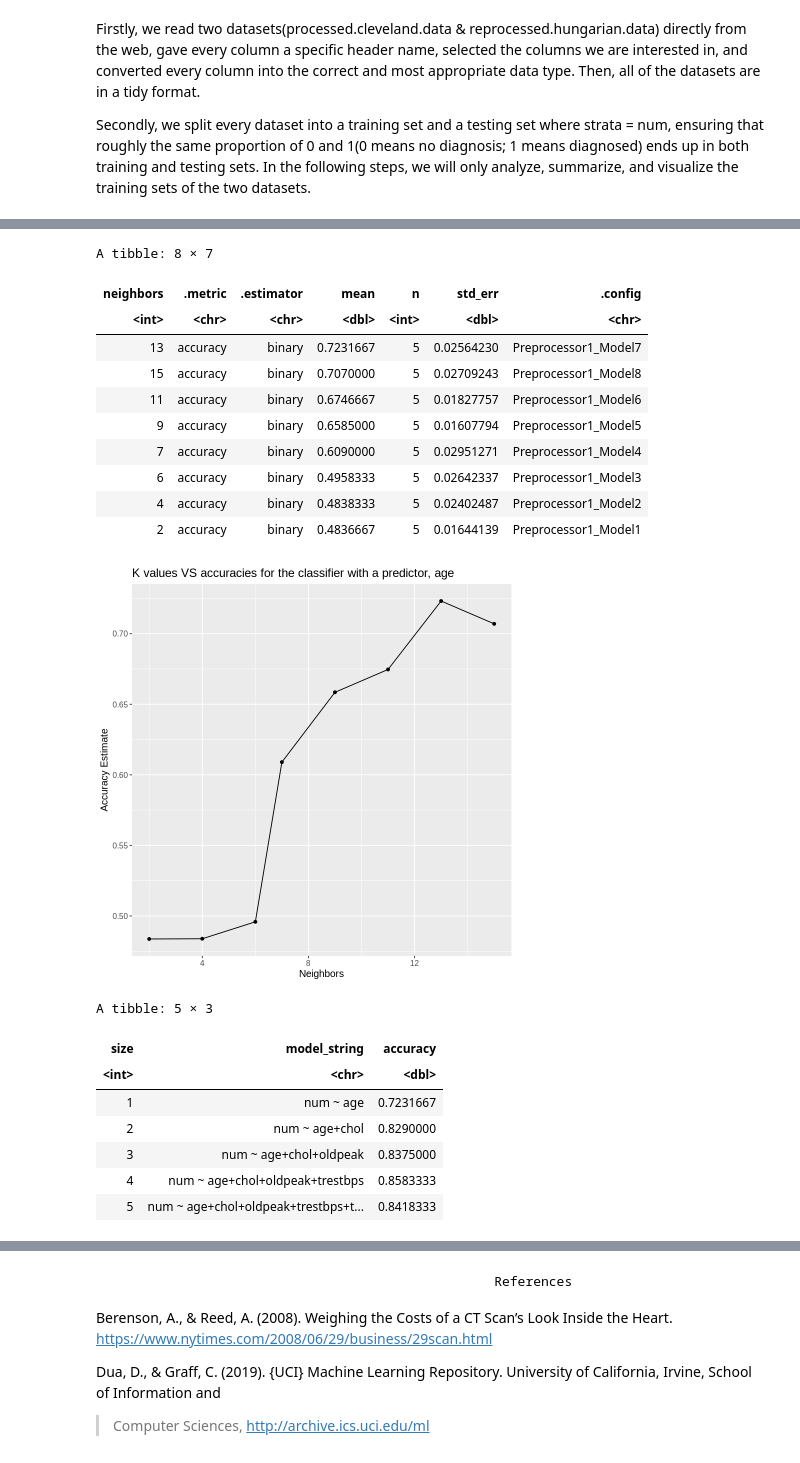
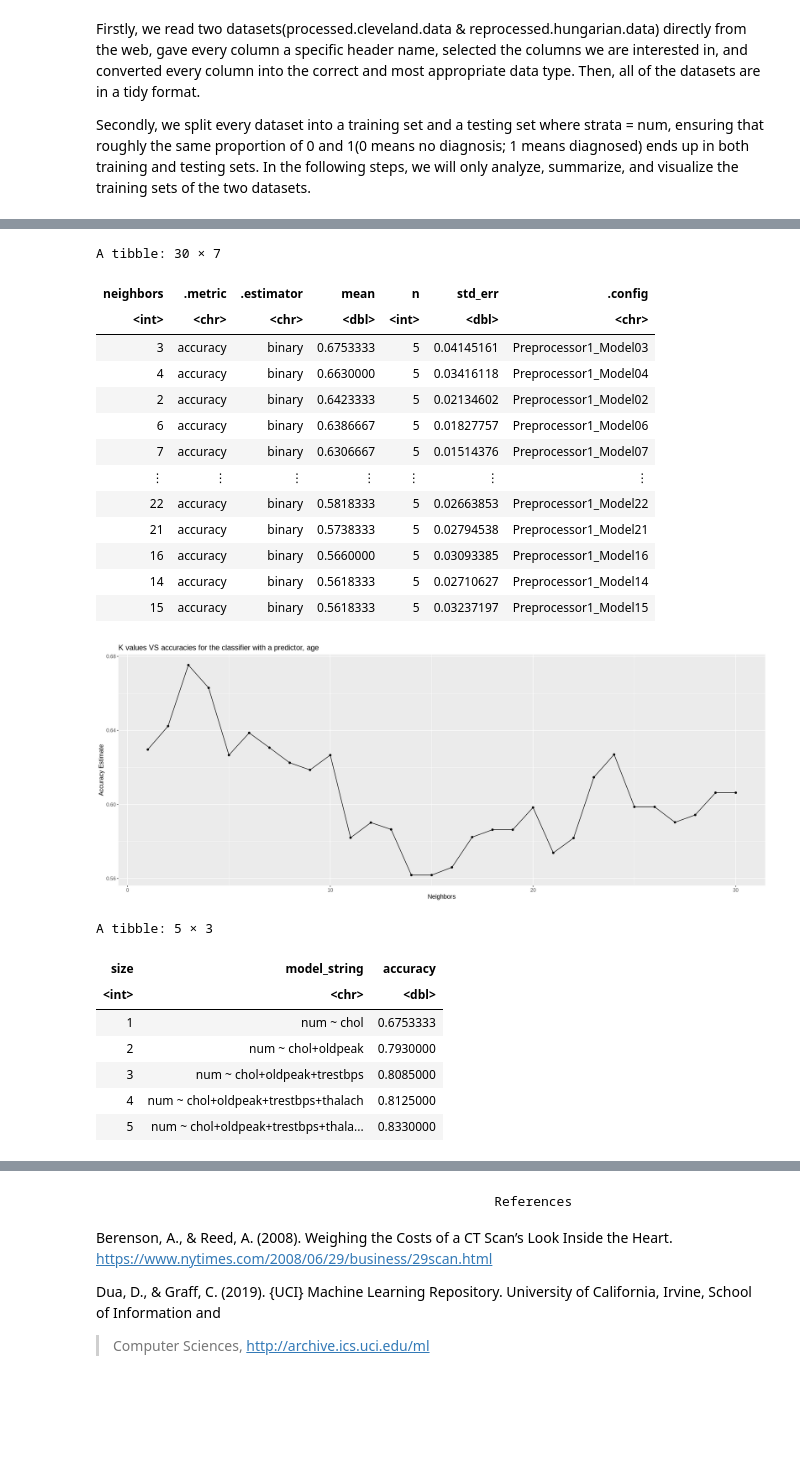
Before and after one commit to justinlook/dsci-100-2022w1-group-10, a Jupyter notebook: Final-project-group10.ipynb, the cells around one changed output, grey strips where cells are left out. Saved outputs shown, nothing was run; the diff lists cells and outputs as text; code cells hidden in the pictures; blank space fills up the shorter version.

```diff
--- a/Final-project-group10.ipynb
+++ b/Final-project-group10.ipynb
@@ -305,0 +240,6 @@ A tibble: 246 × 6
+# %%
+upsampled_cleveland_split <- initial_split(upsampled_cleveland, prop = 0.75, strata = num)
+upsampled_cleveland_training <- training(upsampled_cleveland_split)
+upsampled_cleveland_testing <- testing(upsampled_cleveland_split)
+
+upsampled_cleveland_training#print upsampled training data
@@ -305,0 +261,24 @@ A tibble: 246 × 6
+# %%
+set.seed(88)
+#select 5 numerical variables from the up sampled cleveland training dataset
+upsampled_cleveland_training_subset <- upsampled_cleveland_training |>
+  select(age,
+         trestbps,
+         chol,
+         thalach,
+         oldpeak,
+         num)
+
+upsampled_cleveland_testing_subset <- upsampled_cleveland_testing |>
+  select(age,
+         trestbps,
+         chol,
+         thalach,
+         oldpeak,
+         num)
+
+upsampled_cleveland_training_subset
+#extract variable names from the upsampled cleveland training sub dataset
+names <- colnames(upsampled_cleveland_training_subset |> select(-num))
+
+names
@@ -306,9 +301,9 @@ A tibble: 246 × 6
 # %%
-set.seed(18)
+set.seed(88)
 #Visualization for the cross vlidation
 example_vfold <- vfold_cv(upsampled_cleveland_training_subset, v = 5, strata = num)
 
-example_recipe <- recipe(num ~ age, data = upsampled_cleveland_training_subset) |>
+example_recipe <- recipe(num ~ chol, data = upsampled_cleveland_training_subset) |>
   step_scale(all_predictors()) |>
   step_center(all_predictors())
 
@@ -317,48 +312,52 @@ example_spec <- nearest_neighbor(weight_func = "rectangular", neighbors = tune()
   set_engine("kknn") |>
   set_mode("classification")
 
+gridvals <- tibble(neighbors = seq(1, 30))
 example_results <- workflow() |>
   add_recipe(example_recipe) |>
   add_model(example_spec) |>
-  tune_grid(resamples = example_vfold, grid = 10) |>
+  tune_grid(resamples = example_vfold, grid = gridvals) |>
   collect_metrics()
 
 
 example_accuracies <- example_results |>
   filter(.metric == "accuracy")
 
 arranged_example_accuracies <- example_accuracies|>
 arrange(desc(mean))
 
 arranged_example_accuracies
 
 # check for most optimal accuracy, and it is usually the highest and most stable one.
 
 # plot of K values against their respective accuracies
 example_cross_val_plot <- example_accuracies |>
     ggplot(aes(x = neighbors, y = mean)) +
     geom_point() +
     geom_line() +
     labs(x = "Neighbors", y = "Accuracy Estimate") +
     ggtitle("K values VS accuracies for the classifier with a predictor, age")+
     theme(text = element_text(size = 12))
 
 example_cross_val_plot
 # %% [output]
-A tibble: 8 × 7
+A tibble: 30 × 7
 | neighbors | .metric | .estimator | mean | n | std_err | .config |
 | <int> | <chr> | <chr> | <dbl> | <int> | <dbl> | <chr> |
-| 13 | accuracy | binary | 0.7231667 | 5 | 0.02564230 | Preprocessor1_Model7 |
-| 15 | accuracy | binary | 0.7070000 | 5 | 0.02709243 | Preprocessor1_Model8 |
-| 11 | accuracy | binary | 0.6746667 | 5 | 0.01827757 | Preprocessor1_Model6 |
-| 9 | accuracy | binary | 0.6585000 | 5 | 0.01607794 | Preprocessor1_Model5 |
-| 7 | accuracy | binary | 0.6090000 | 5 | 0.02951271 | Preprocessor1_Model4 |
-| 6 | accuracy | binary | 0.4958333 | 5 | 0.02642337 | Preprocessor1_Model3 |
-| 4 | accuracy | binary | 0.4838333 | 5 | 0.02402487 | Preprocessor1_Model2 |
-| 2 | accuracy | binary | 0.4836667 | 5 | 0.01644139 | Preprocessor1_Model1 |
+| 3 | accuracy | binary | 0.6753333 | 5 | 0.04145161 | Preprocessor1_Model03 |
+| 4 | accuracy | binary | 0.6630000 | 5 | 0.03416118 | Preprocessor1_Model04 |
+| 2 | accuracy | binary | 0.6423333 | 5 | 0.02134602 | Preprocessor1_Model02 |
+| 6 | accuracy | binary | 0.6386667 | 5 | 0.01827757 | Preprocessor1_Model06 |
+| 7 | accuracy | binary | 0.6306667 | 5 | 0.01514376 | Preprocessor1_Model07 |
+| ⋮ | ⋮ | ⋮ | ⋮ | ⋮ | ⋮ | ⋮ |
+| 22 | accuracy | binary | 0.5818333 | 5 | 0.02663853 | Preprocessor1_Model22 |
+| 21 | accuracy | binary | 0.5738333 | 5 | 0.02794538 | Preprocessor1_Model21 |
+| 16 | accuracy | binary | 0.5660000 | 5 | 0.03093385 | Preprocessor1_Model16 |
+| 14 | accuracy | binary | 0.5618333 | 5 | 0.02710627 | Preprocessor1_Model14 |
+| 15 | accuracy | binary | 0.5618333 | 5 | 0.03237197 | Preprocessor1_Model15 |
-[figure, old version]
+[figure, new version]
 # %%
-set.seed(18)
+set.seed(88)
 # create an empty tibble to store the results
 accuracies <- tibble(size = integer(),
                      model_string = character(),
@@ -400,7 +399,7 @@ for (i in 1:n_total) {
         acc <- workflow() |>
           add_recipe(hd_recipe) |>
           add_model(knn_spec) |>
-          tune_grid(resamples = heartdisease_vfold, grid = 10) |>
+          tune_grid(resamples = heartdisease_vfold, grid = gridvals) |>
           collect_metrics() |>
           filter(.metric == "accuracy")|>
           summarize(mx = max(mean))
@@ -425,11 +424,11 @@ accuracies
 A tibble: 5 × 3
 | size | model_string | accuracy |
 | <int> | <chr> | <dbl> |
-| 1 | num ~ age | 0.7231667 |
-| 2 | num ~ age+chol | 0.8290000 |
-| 3 | num ~ age+chol+oldpeak | 0.8375000 |
-| 4 | num ~ age+chol+oldpeak+trestbps | 0.8583333 |
-| 5 | num ~ age+chol+oldpeak+trestbps+t... | 0.8418333 |
+| 1 | num ~ chol | 0.6753333 |
+| 2 | num ~ chol+oldpeak | 0.7930000 |
+| 3 | num ~ chol+oldpeak+trestbps | 0.8085000 |
+| 4 | num ~ chol+oldpeak+trestbps+thalach | 0.8125000 |
+| 5 | num ~ chol+oldpeak+trestbps+thala... | 0.8330000 |
 # %%
 options(repr.plot.width=18, repr.plot.height=7)
 accuracies_cross_validation_plot<-accuracies|>
```
Also changed, not shown: parts of 13 cells of this notebook.
